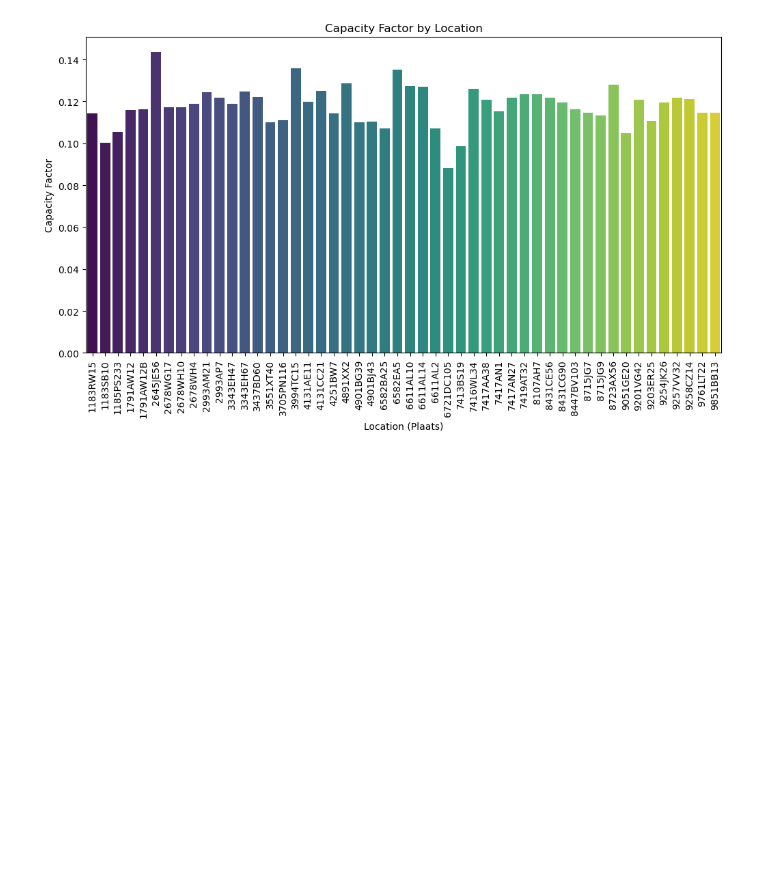
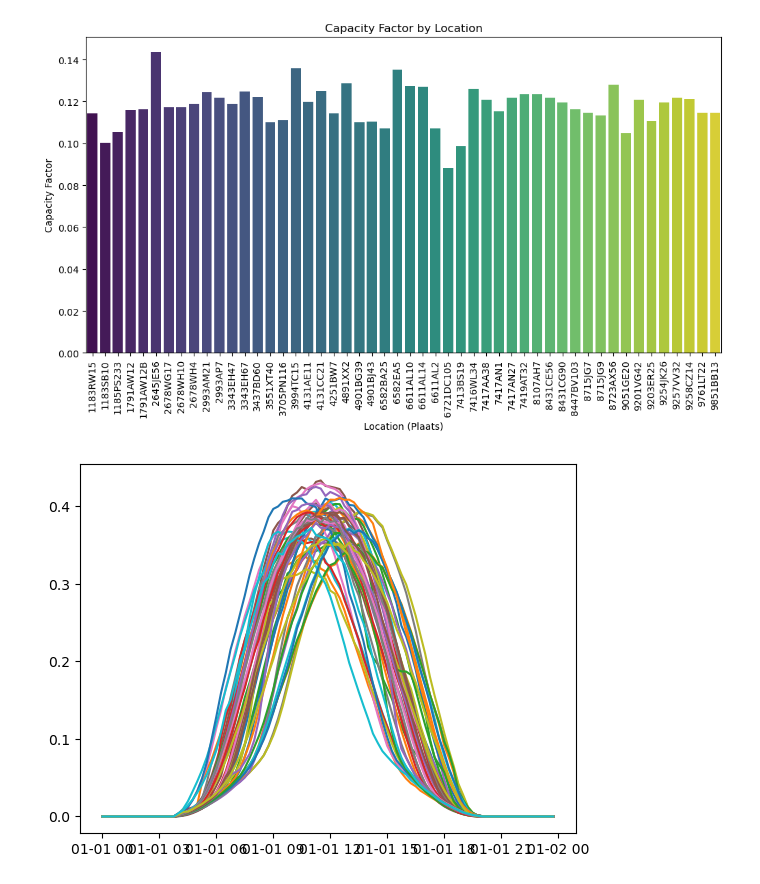
Before and after one commit to RobbeVDE/SolNet-2, a Jupyter notebook: Data/DataVisualisation.ipynb, the cells around one changed output. Saved outputs shown, nothing was run; the diff lists cells and outputs as text; code cells hidden in the pictures; blank space fills up the shorter version.

Commit message:
daily profifle

```diff
--- a/Data/DataVisualisation.ipynb
+++ b/Data/DataVisualisation.ipynb
@@ -117,3 +117,17 @@ plt.xticks(rotation=90)  # Rotate x-axis labels to be vertical
 plt.show()
 # %% [output]
 [figure]
+# %%
+#Plot average daily generation profile for each location
+for unique_id, installation_prod in prodNL.groupby(level=0):
+    installation_prod = installation_prod.droplevel(0)
+    peak_power = metadata.at[unique_id, 'Watt Peak']
+    installation_prod['hour'] = installation_prod.index.hour
+    installation_prod['minute'] = installation_prod.index.minute
+    daily_profile = installation_prod.groupby(['hour', 'minute']).mean()/peak_power
+    # Create a bar graph for capacity factor using seaborn
+    daily_profile.index = pd.to_datetime(daily_profile.index.map(lambda x: f'{x[0]:02d}:{x[1]:02d}'), format='%H:%M')
+    # Setting 'Time' as the DateTime index
+    plt.plot(daily_profile)
+# %% [output]
+[figure, added]
```
